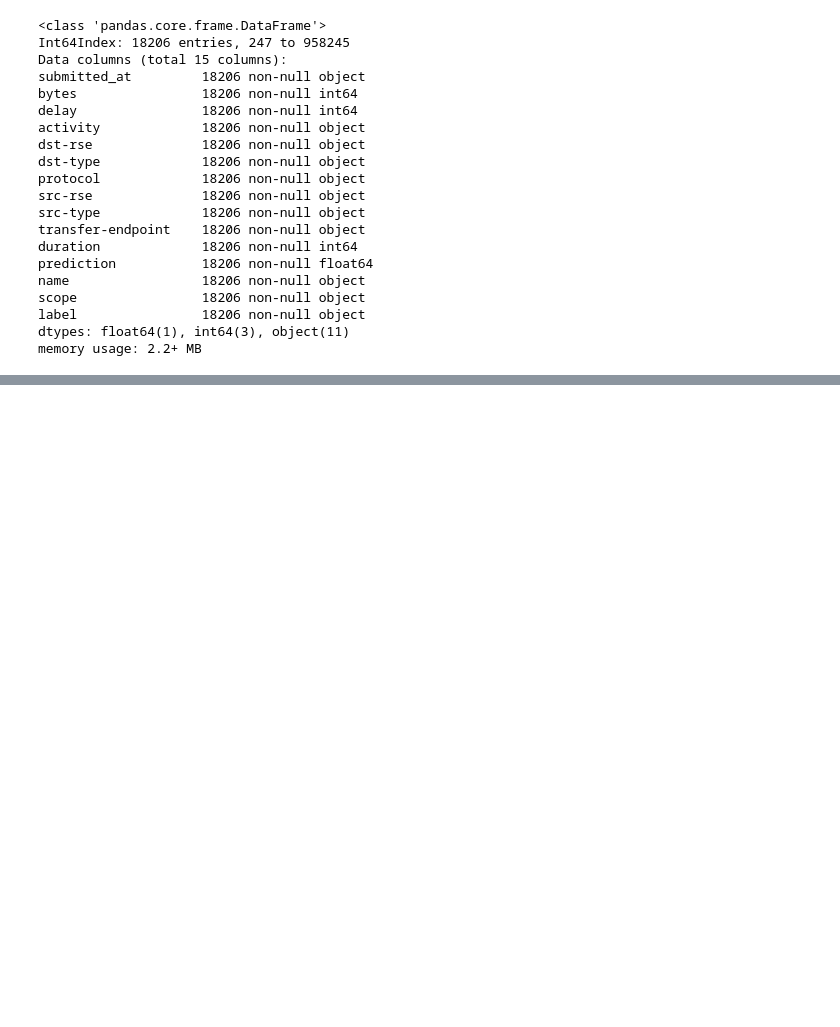
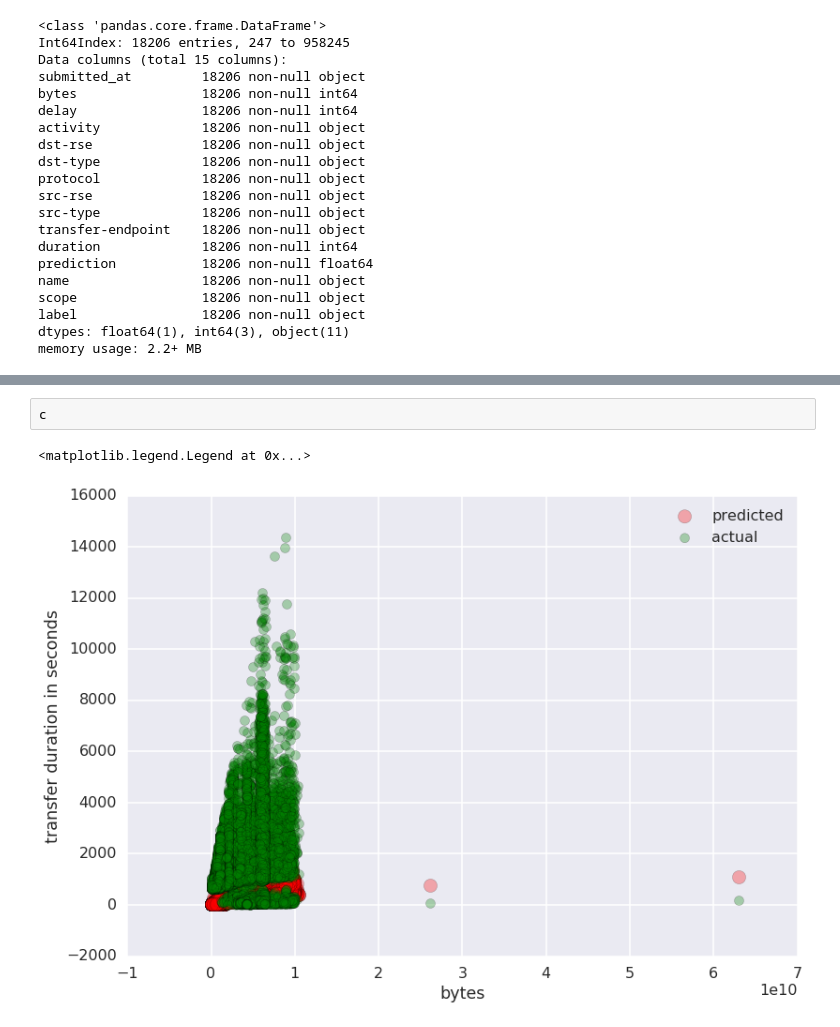
Before and after one commit to vyomshm/DeepAnomaly, a Jupyter notebook: anomaly_analysis.ipynb, the cells around one changed output, grey strips where cells are left out. Drawn from its saved outputs; the diff is of its cells as text; blank space fills up the shorter version.

```diff
--- a/anomaly_analysis.ipynb
+++ b/anomaly_analysis.ipynb
@@ -223 +245,6 @@ array([2585, 3047, 1390,  881, 1087, 7107,  651,  577,  737,  142,    0,
 [figure]
+# %%
+c
+# %% [output]
+<matplotlib.legend.Legend at 0x...>
+[figure, added]
```
Also changed, not shown: parts of 21 cells of this notebook, 36 other files.
